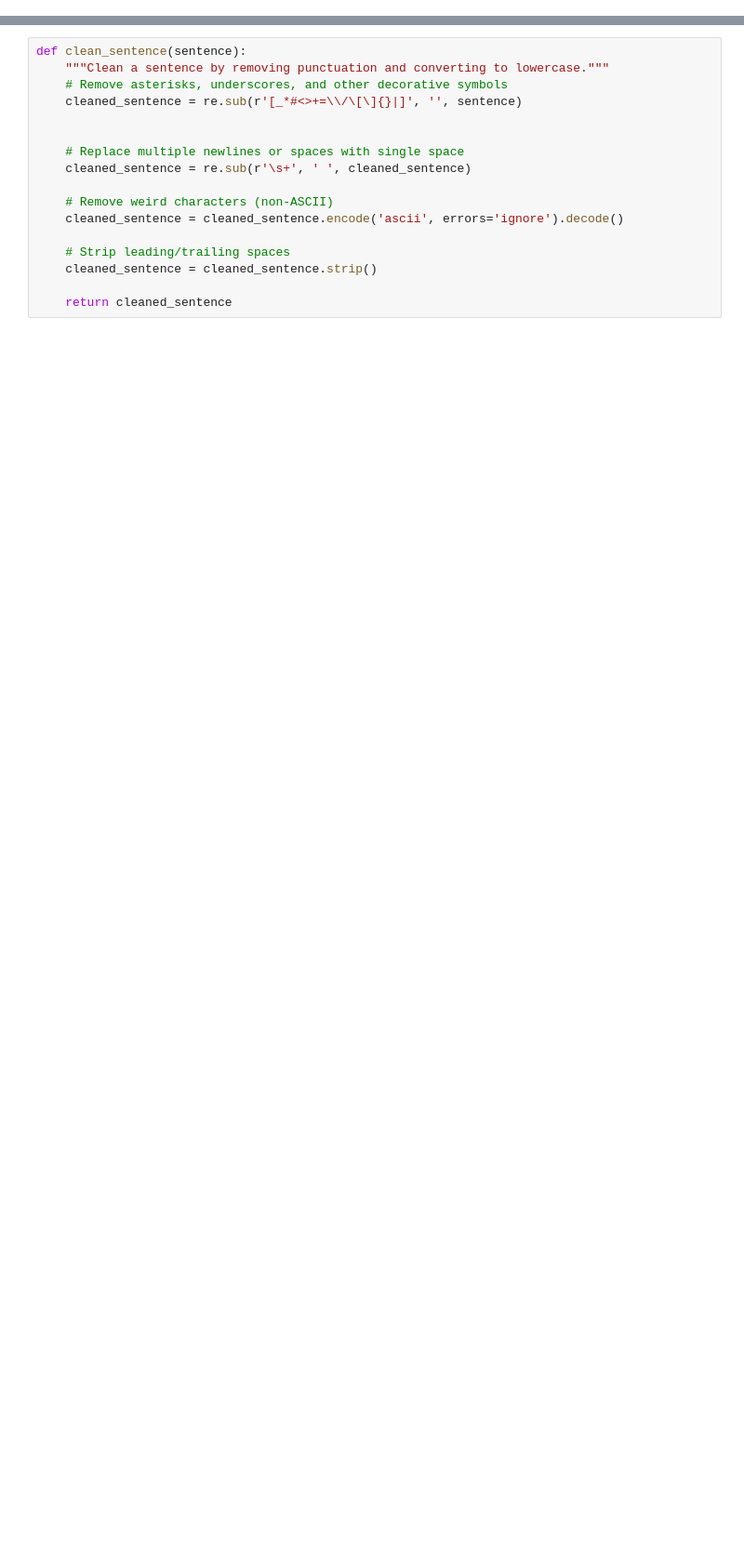
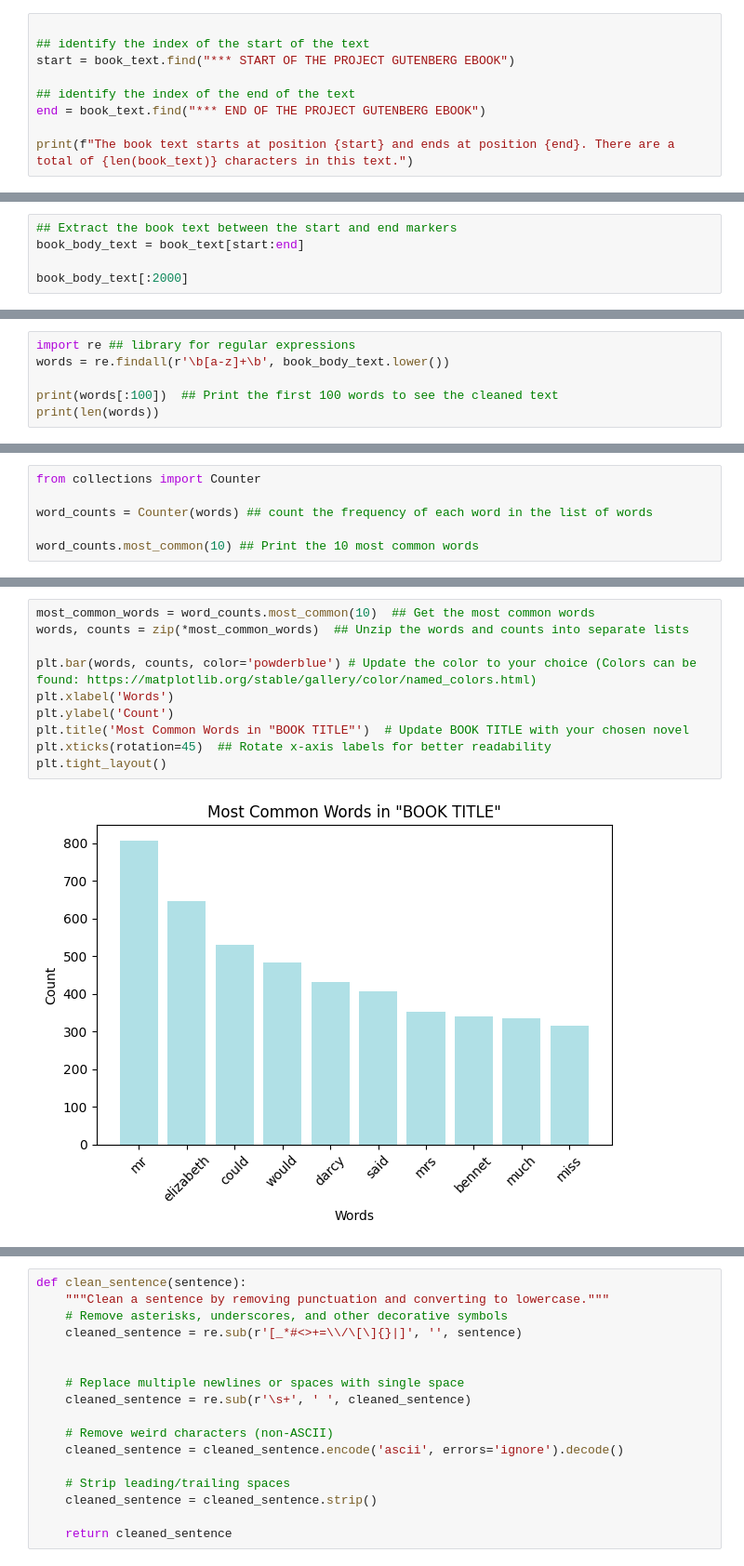
Before and after one commit to ampivirotto/virtual_workshops, a Jupyter notebook: austen/austen_exercise.ipynb, the cells around one changed output, grey strips where cells are left out. Shown at 93% size. Drawn from its saved outputs; the diff is of its cells as text; blank space fills up the shorter version.

```diff
--- a/austen/austen_exercise.ipynb
+++ b/austen/austen_exercise.ipynb
@@ -58,0 +206,9 @@ all_books_text = {}
+# %%
+
+## identify the index of the start of the text
+start = book_text.find("*** START OF THE PROJECT GUTENBERG EBOOK")
+
+## identify the index of the end of the text
+end = book_text.find("*** END OF THE PROJECT GUTENBERG EBOOK")
+
+print(f"The book text starts at position {start} and ends at position {end}. There are a total of {len(book_text)} characters in this text.")
@@ -58,0 +227,5 @@ all_books_text = {}
+# %%
+## Extract the book text between the start and end markers
+book_body_text = book_text[start:end]
+
+book_body_text[:2000]
@@ -58,0 +248,6 @@ all_books_text = {}
+# %%
+import re ## library for regular expressions
+words = re.findall(r'\b[a-z]+\b', book_body_text.lower())
+
+print(words[:100])  ## Print the first 100 words to see the cleaned text
+print(len(words))
@@ -58,0 +264,6 @@ all_books_text = {}
+# %%
+from collections import Counter
+
+word_counts = Counter(words) ## count the frequency of each word in the list of words
+
+word_counts.most_common(10) ## Print the 10 most common words
@@ -58,0 +373,12 @@ all_books_text = {}
+# %%
+most_common_words = word_counts.most_common(10)  ## Get the most common words
+words, counts = zip(*most_common_words)  ## Unzip the words and counts into separate lists
+
+plt.bar(words, counts, color='powderblue') # Update the color to your choice (Colors can be found: https://matplotlib.org/stable/gallery/color/named_colors.html)
+plt.xlabel('Words')
+plt.ylabel('Count')
+plt.title('Most Common Words in "BOOK TITLE"')  # Update BOOK TITLE with your chosen novel
+plt.xticks(rotation=45)  ## Rotate x-axis labels for better readability
+plt.tight_layout()
+# %% [output]
+[figure, added]
```
Also changed, not shown: parts of 53 cells of this notebook, 6 other files.
